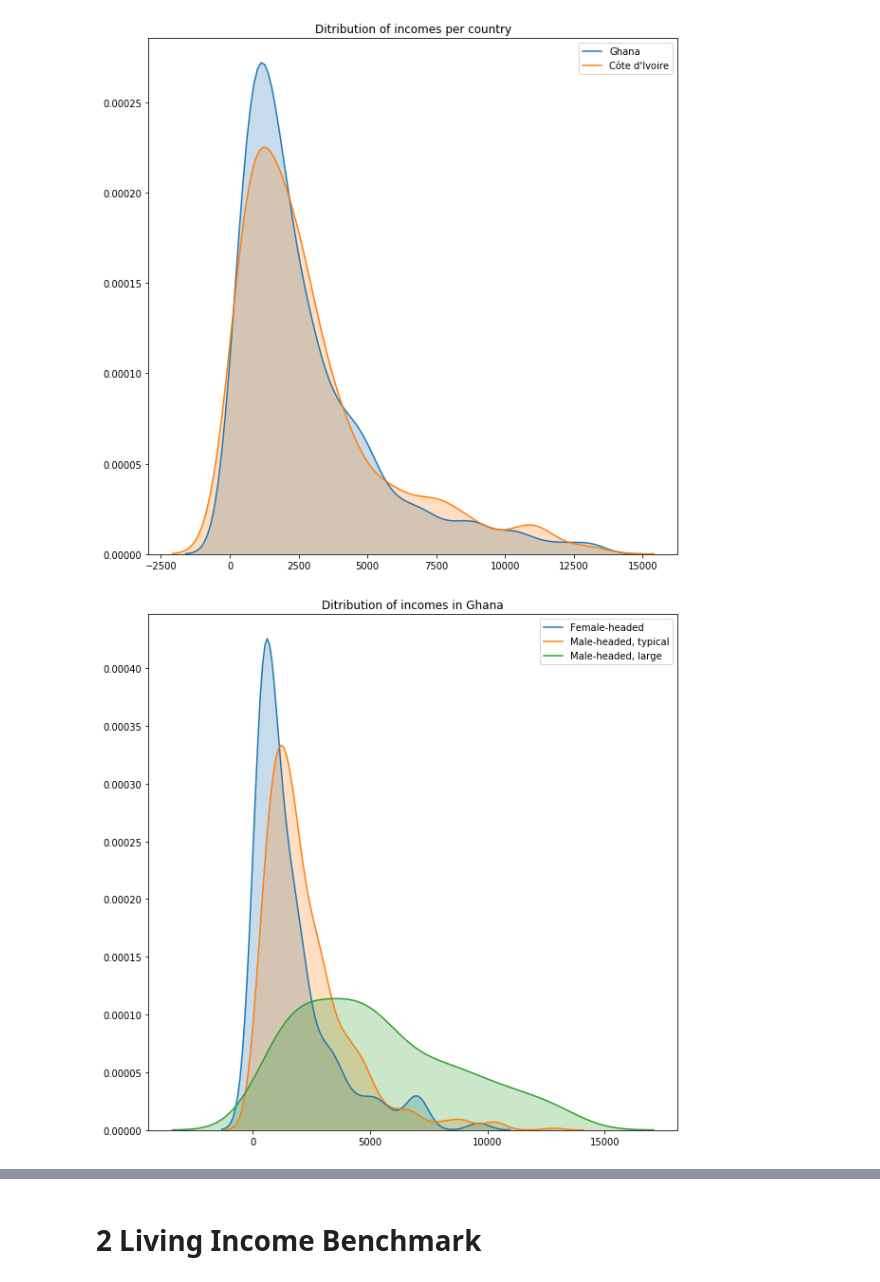
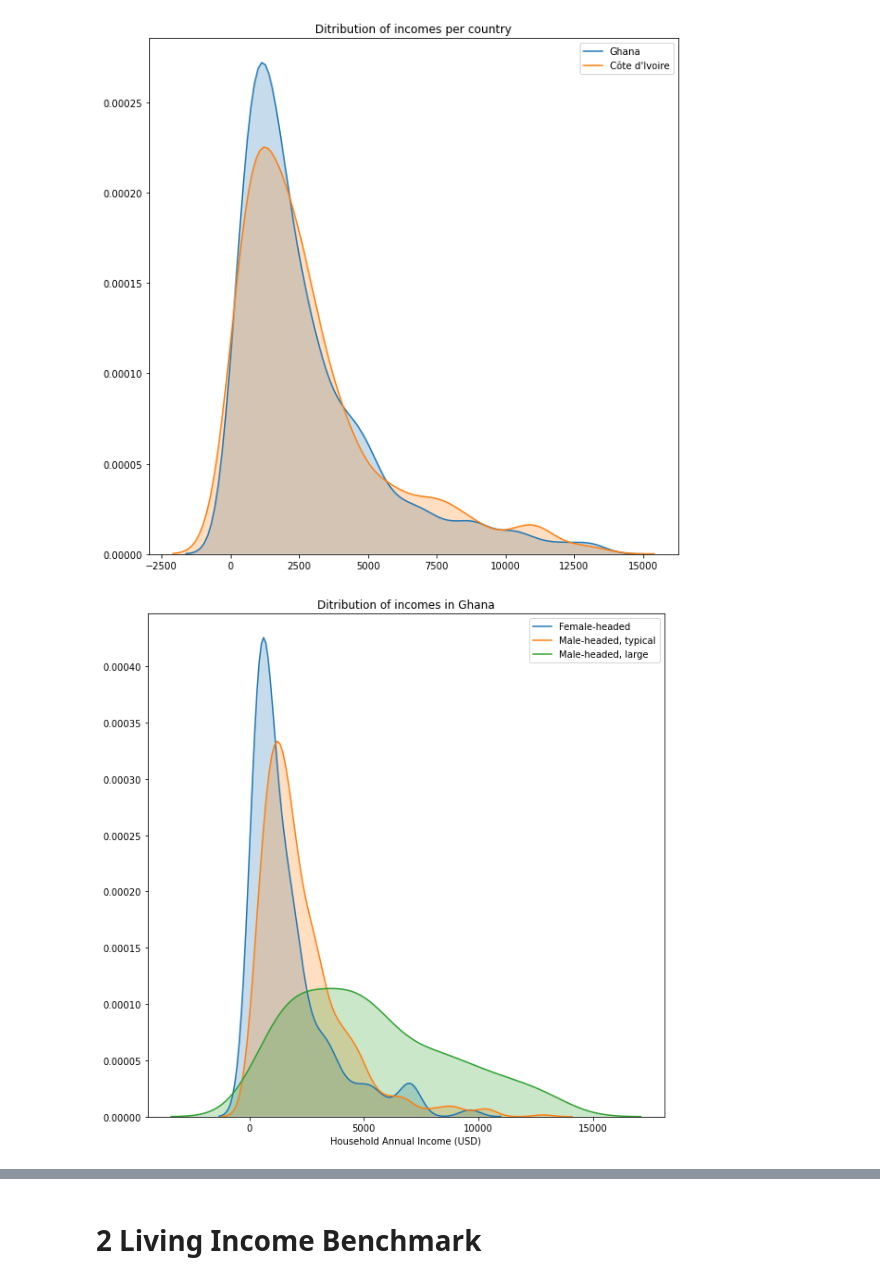
Before and after one commit to mtyszler/LivingIncomeModel, a Jupyter notebook: LivingIncomeAnalysis.ipynb, the cells around one changed output, grey strips where cells are left out. Drawn from its saved outputs; the diff is of its cells as text; code cells hidden in the pictures.

Commit message:
Polisth the Living Income Analysis jupyter notebook, makng sure all functions have doc strings, the graphs are properly annotated,etc

```diff
--- a/LivingIncomeAnalysis.ipynb
+++ b/LivingIncomeAnalysis.ipynb
@@ -536,7 +526,7 @@ def fill_na_by_group(df, yn_feature, feature, group_feature, strategy = 'median'
 
     INPUT:
         df: panda DataFrame
-        yn_feature: colname to be used to filter == yes
+        yn_feature: colname to be used to slice the dataframe into doing (yes) or not doing (no) an activity
         feature: colname to be filled
         group_feature: feature identifying the different groups
         strategy = 'median' or 'mean'
@@ -766,11 +756,12 @@ sns.kdeplot(data[data['country']=='CdI']['Estimated total household income (USD/
 # %%
 plt.figure(figsize=(10,10))
 plt.title ('Ditribution of incomes in Ghana')
+plt.xlabel("Household Annual Income (USD)")
 sns.kdeplot(data[data['Analytical Group']=='Ghana: Female-headed']['Estimated total household income (USD/household/year)'], shade = True, label = 'Female-headed');
 sns.kdeplot(data[data['Analytical Group']=='Ghana: Male-headed, typical']['Estimated total household income (USD/household/year)'], shade = True, label = 'Male-headed, typical')
 sns.kdeplot(data[data['Analytical Group']=='Ghana: Male-headed, large']['Estimated total household income (USD/household/year)'], shade = True, label = 'Male-headed, large');
 # %% [output]
-[figure, old version]
+[figure, new version]
 # %%
 plt.figure(figsize=(10,10))
 plt.title ('Ditribution of incomes in Cotê d\'Ivoire')
```
Also changed, not shown: parts of 65 cells of this notebook.
